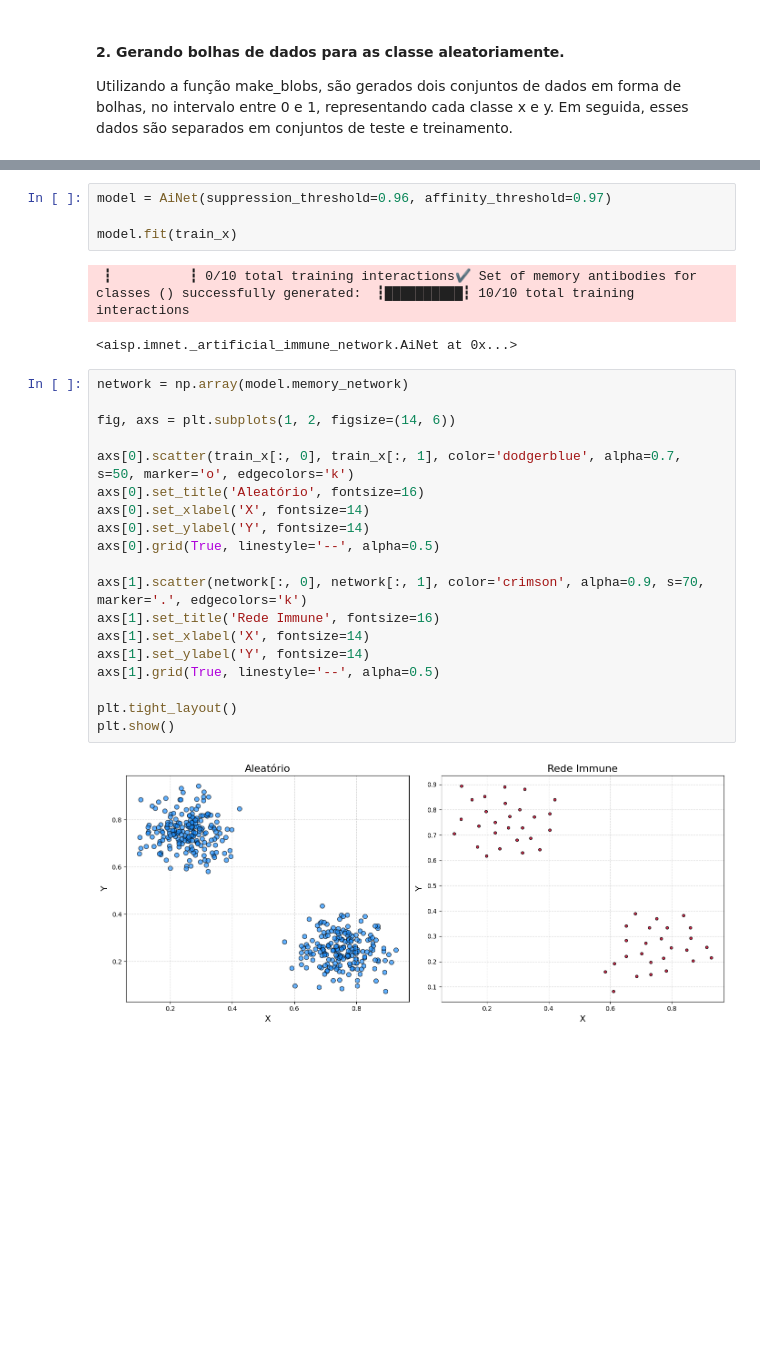
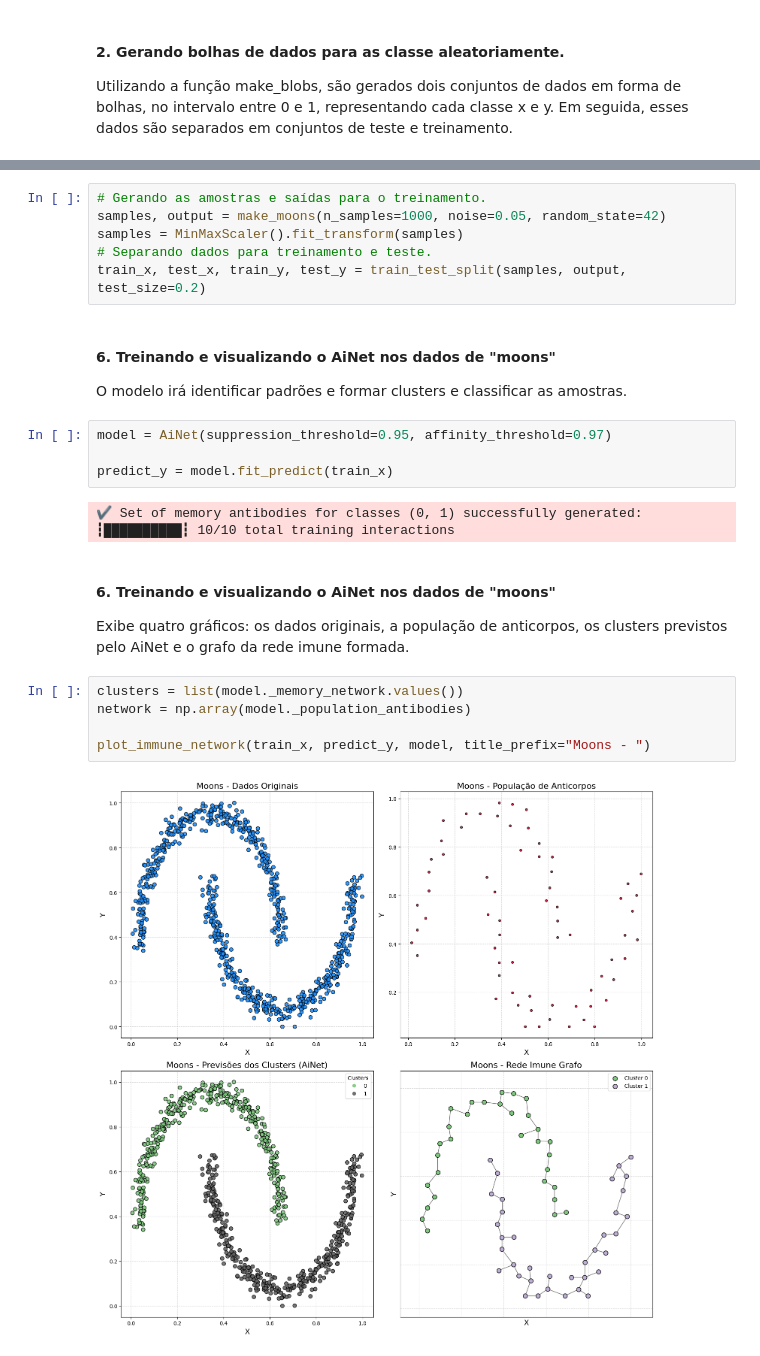
Before and after one commit to AIS-Package/aisp, a Jupyter notebook: examples/pt-br/clustering/AiNet/example_with_randomly_generated_dataset-pt.ipynb, the cells around one changed output, grey strips where cells are left out. Saved outputs shown, nothing was run; the diff lists cells and outputs as text; blank space fills up the shorter version.

```diff
--- a/examples/pt-br/clustering/AiNet/example_with_randomly_generated_dataset-pt.ipynb
+++ b/examples/pt-br/clustering/AiNet/example_with_randomly_generated_dataset-pt.ipynb
@@ -35,28 +121,26 @@ train_x, test_x, train_y, test_y = train_test_split(samples, output, test_size=0
+# %%
+# Gerando as amostras e saídas para o treinamento.
+samples, output = make_moons(n_samples=1000, noise=0.05, random_state=42)
+samples = MinMaxScaler().fit_transform(samples)
+# Separando dados para treinamento e teste.
+train_x, test_x, train_y, test_y = train_test_split(samples, output, test_size=0.2)
+# %% [markdown]
+#### 6. Treinando e visualizando o AiNet nos dados de "moons"
+O modelo irá identificar padrões e formar clusters e classificar as amostras.
 # %%
-model = AiNet(suppression_threshold=0.96, affinity_threshold=0.97)
+model = AiNet(suppression_threshold=0.95, affinity_threshold=0.97)
 
-model.fit(train_x)
+predict_y = model.fit_predict(train_x)
 # %% [output]
- ┇          ┇ 0/10 total training interactions✔ Set of memory antibodies for classes () successfully generated:  ┇██████████┇ 10/10 total training interactions
+✔ Set of memory antibodies for classes (0, 1) successfully generated:  ┇██████████┇ 10/10 total training interactions
-<aisp.imnet._artificial_immune_network.AiNet at 0x...>
-# %%
-network = np.array(model.memory_network)
-
-fig, axs = plt.subplots(1, 2, figsize=(14, 6))
-
-axs[0].scatter(train_x[:, 0], train_x[:, 1], color='dodgerblue', alpha=0.7, s=50, marker='o', edgecolors='k')
-axs[0].set_title('Aleatório', fontsize=16)
-axs[0].set_xlabel('X', fontsize=14)
-axs[0].set_ylabel('Y', fontsize=14)
-axs[0].grid(True, linestyle='--', alpha=0.5)
-
-axs[1].scatter(network[:, 0], network[:, 1], color='crimson', alpha=0.9, s=70, marker='.', edgecolors='k')
-axs[1].set_title('Rede Immune', fontsize=16)
-axs[1].set_xlabel('X', fontsize=14)
-axs[1].set_ylabel('Y', fontsize=14)
-axs[1].grid(True, linestyle='--', alpha=0.5)
-
-plt.tight_layout()
-plt.show()
-# %% [output]
-[figure, removed]
+# %% [markdown]
+#### 6. Treinando e visualizando o AiNet nos dados de "moons"
+
+Exibe quatro gráficos: os dados originais, a população de anticorpos, os clusters previstos pelo AiNet e o grafo da rede imune formada.
+# %%
+clusters = list(model._memory_network.values())
+network = np.array(model._population_antibodies)
+
+plot_immune_network(train_x, predict_y, model, title_prefix="Moons - ")
+# %% [output]
+[figure, added]
```
Also changed, not shown: parts of 16 cells of this notebook, 2 other files.
